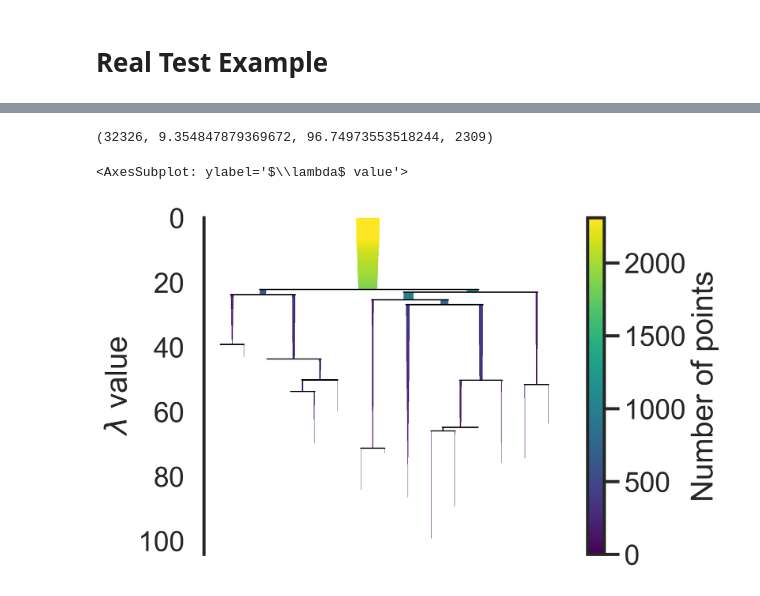
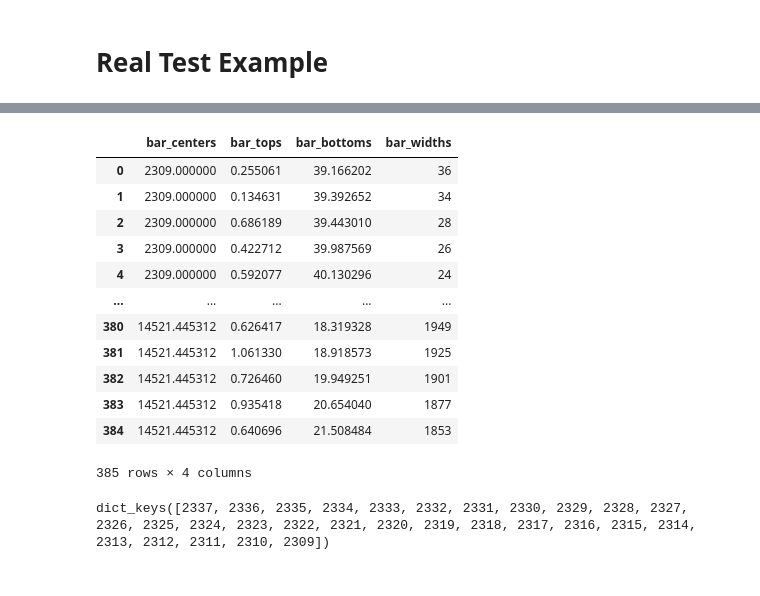
Before and after one commit to HrushikeshPawar/HDBSCAN-Presentation, a Jupyter notebook: Presentation.ipynb, the cells around one changed output, grey strips where cells are left out. Cells and saved outputs as stored; diff of their text form; code cells hidden in the pictures.

```diff
--- a/Presentation.ipynb
+++ b/Presentation.ipynb
@@ -31,7 +33,7 @@ params = "-v WARNING    -ql --disable_caching --progress_bar leave Slide1"
 paramsc = "-v WARNING    -ql --progress_bar leave Slide1"
 paramsk = "-v WARNING    -qk --disable_caching --progress_bar leave Slide1"
 # %%
-data_points = np.load("data\clusterable_data.npy")
+data_points = np.load(r"data\clusterable_data.npy")
 # %%
 def plot_clusters(data_points, algorithm, args, kwds, make_cluster):
 
@@ -2854,14 +3052,23 @@ bar_widths      = plot_data['bar_widths']
 line_xs         = plot_data['line_xs']
 line_ys         = plot_data['line_ys']
 cluster_bounds  = plot_data['cluster_bounds']
-# %%
-max(bar_centers), max(bar_tops), max(bar_bottoms), max(bar_widths)
-# %% [output]
-(32326, 9.354847879369672, 96.74973553518244, 2309)
+# %%
+pd.DataFrame({'bar_centers': bar_centers, 'bar_tops': bar_tops, 'bar_bottoms': bar_bottoms, 'bar_widths': bar_widths})
+# %% [output]
+|  | bar_centers | bar_tops | bar_bottoms | bar_widths |
+| 0 | 2309.000000 | 0.255061 | 39.166202 | 36 |
+| 1 | 2309.000000 | 0.134631 | 39.392652 | 34 |
+| 2 | 2309.000000 | 0.686189 | 39.443010 | 28 |
+| 3 | 2309.000000 | 0.422712 | 39.987569 | 26 |
+| 4 | 2309.000000 | 0.592077 | 40.130296 | 24 |
+| ... | ... | ... | ... | ... |
+| 380 | 14521.445312 | 0.626417 | 18.319328 | 1949 |
+| 381 | 14521.445312 | 1.061330 | 18.918573 | 1925 |
+| 382 | 14521.445312 | 0.726460 | 19.949251 | 1901 |
+| 383 | 14521.445312 | 0.935418 | 20.654040 | 1877 |
+| 384 | 14521.445312 | 0.640696 | 21.508484 | 1853 |
+385 rows × 4 columns
 # %%
-cluster_bounds
+cluster_bounds.keys()
+# %% [output]
+dict_keys([2337, 2336, 2335, 2334, 2333, 2332, 2331, 2330, 2329, 2328, 2327, 2326, 2325, 2324, 2323, 2322, 2321, 2320, 2319, 2318, 2317, 2316, 2315, 2314, 2313, 2312, 2311, 2310, 2309])
-# %%
-condensed_tree.plot()
-# %% [output]
-<AxesSubplot: ylabel='$\\lambda$ value'>
-[figure, removed]
```
Also changed, not shown: parts of 11 cells of this notebook, 1 other file.
